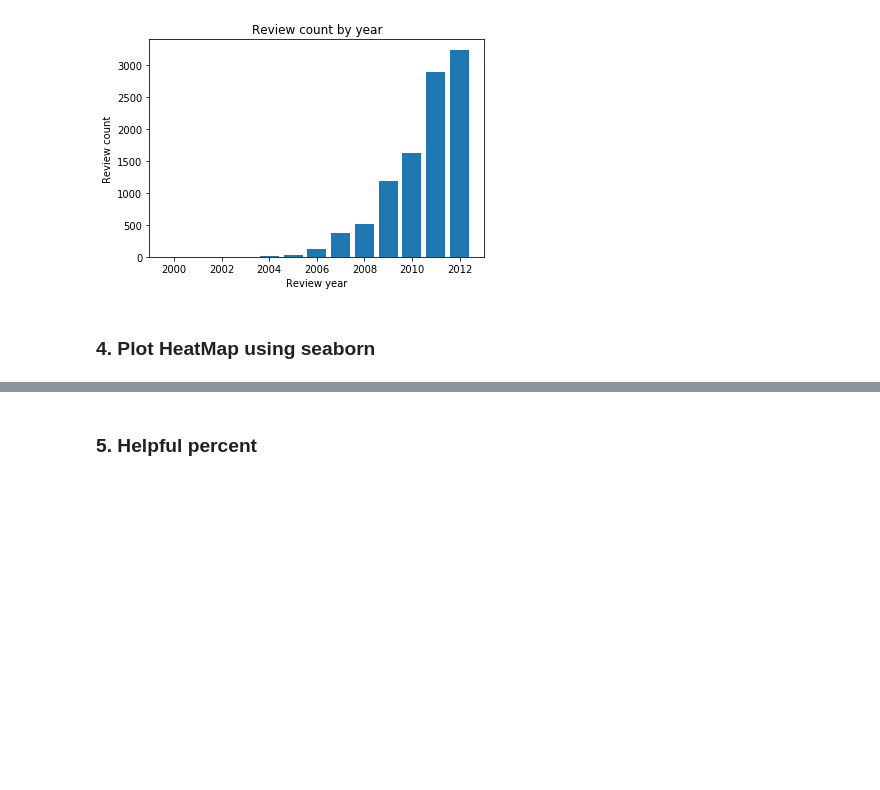
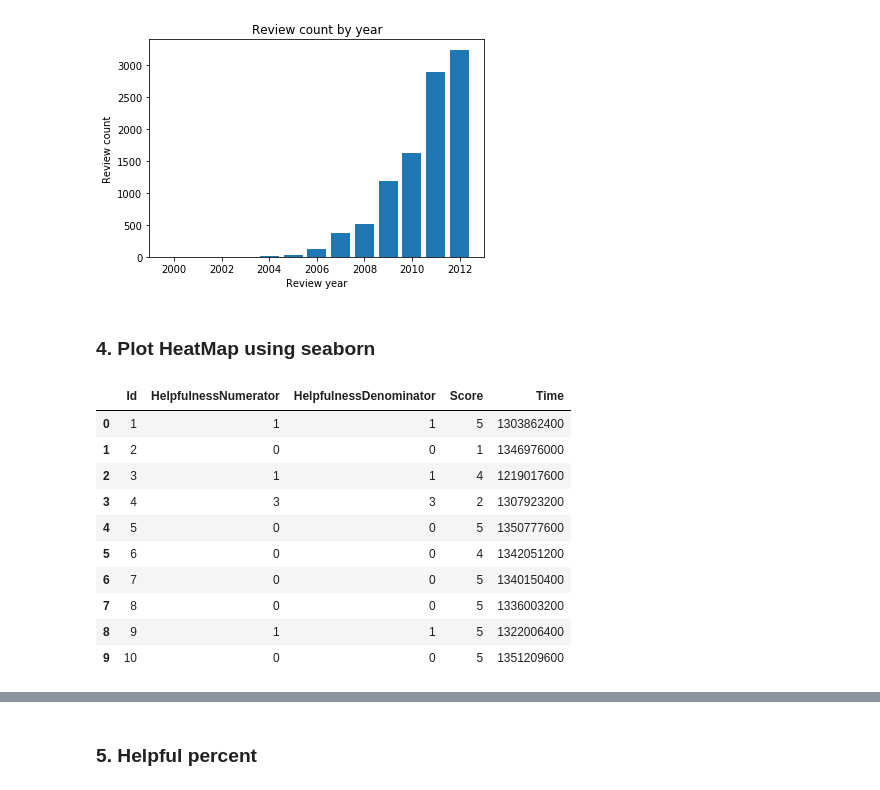
Before and after one commit to kevin110604/FDA_practice, a Jupyter notebook: FDA_hw1.ipynb, the cells around one changed output, grey strips where cells are left out. Saved outputs shown, nothing was run; the diff lists cells and outputs as text; code cells hidden in the pictures; blank space fills up the shorter version.

```diff
--- a/FDA_hw1.ipynb
+++ b/FDA_hw1.ipynb
@@ -458,0 +461,15 @@ Text(0.5, 1.0, 'Review count by year')
+# %%
+df4 = pd_data.drop(columns=['ProductId', 'UserId', 'ProfileName', 'Summary', 'Text'])
+df4.head(10)
+# %% [output]
+|  | Id | HelpfulnessNumerator | HelpfulnessDenominator | Score | Time |
+| 0 | 1 | 1 | 1 | 5 | 1303862400 |
+| 1 | 2 | 0 | 0 | 1 | 1346976000 |
+| 2 | 3 | 1 | 1 | 4 | 1219017600 |
+| 3 | 4 | 3 | 3 | 2 | 1307923200 |
+| 4 | 5 | 0 | 0 | 5 | 1350777600 |
+| 5 | 6 | 0 | 0 | 4 | 1342051200 |
+| 6 | 7 | 0 | 0 | 5 | 1340150400 |
+| 7 | 8 | 0 | 0 | 5 | 1336003200 |
+| 8 | 9 | 1 | 1 | 5 | 1322006400 |
+| 9 | 10 | 0 | 0 | 5 | 1351209600 |
```
Also changed, not shown: parts of 5 cells of this notebook.
